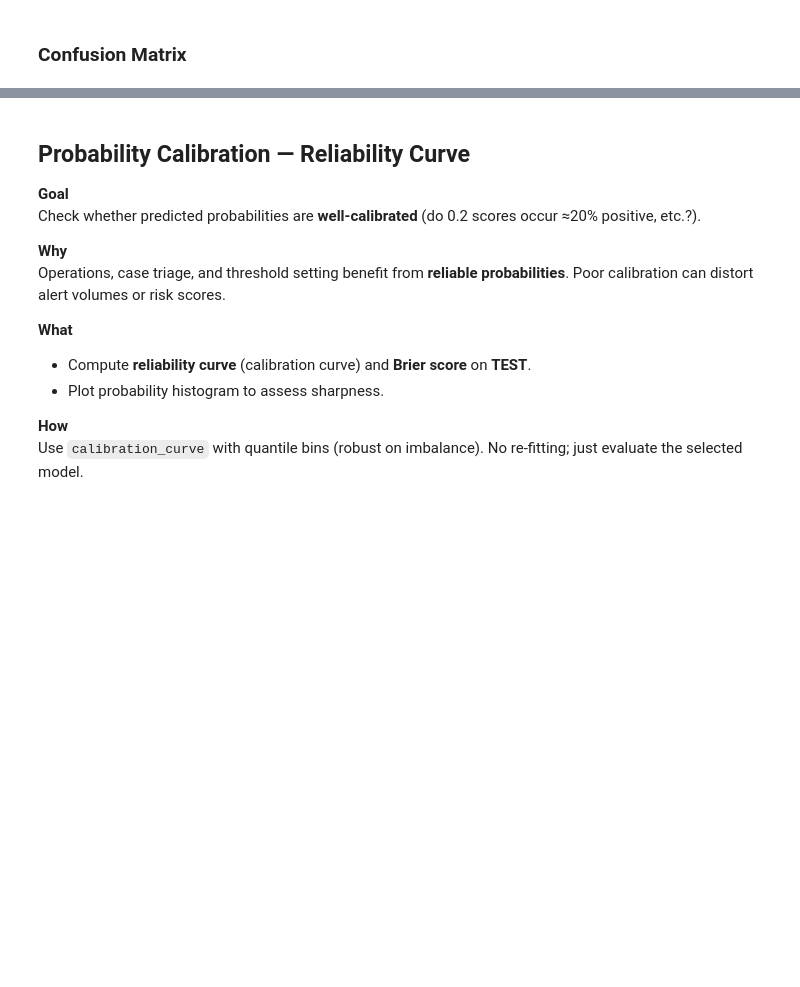
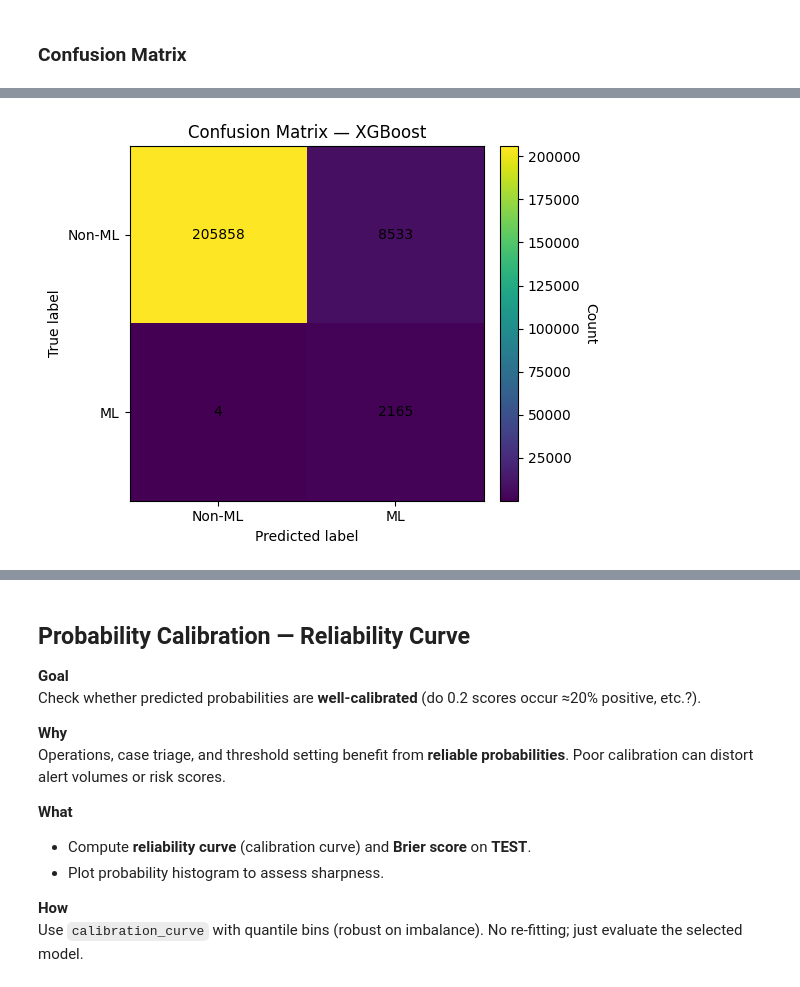
Before and after one commit to thomas-sutter/ai-aml-mvp2value, a Jupyter notebook: 2_modelling_baselines_and_validation.ipynb, the cells around one changed output, grey strips where cells are left out. Cells and saved outputs as stored; diff of their text form; code cells hidden in the pictures; blank space fills up the shorter version.

Commit message:
Confusion Matrix

```diff
--- a/2_modelling_baselines_and_validation.ipynb
+++ b/2_modelling_baselines_and_validation.ipynb
@@ -2434,0 +2404,93 @@ NameError: name 'thr_info' is not defined
+# %%
+# ==== CELL 12: Confusion Matrix @ tuned threshold (fixed) ====
+from pathlib import Path
+import numpy as np
+import matplotlib.pyplot as plt
+from sklearn.metrics import confusion_matrix, classification_report
+
+# ---- Resolve threshold safely ----
+def _resolve_threshold():
+    # preferred: global 'thr' from 9L / Cell 9
+    if "thr" in globals() and np.isfinite(float(thr)):
+        return float(thr), "global_thr"
+    # else: if tuning info exists from Cell 6
+    if "thr_info" in globals() and isinstance(thr_info, dict) and best_name in thr_info:
+        return float(thr_info[best_name]["threshold"]), "thr_info"
+    # else: try retuning on VAL (only if helper & val split exist)
+    if "best_threshold_by_precision" in globals() and "X_val" in globals() and "y_val" in globals():
+        val_proba = best_model.predict_proba(X_val)[:, 1]
+        t, info = best_threshold_by_precision(y_val, val_proba, precision_floor=0.20, max_fpr=None)
+        print(f"(Retuned on VAL) thr={t:.4f} | recall={info['recall']:.3f} | precision={info['precision']:.3f}")
+        return float(t), "retuned_val"
+    # fallback
+    return 0.5, "fallback_0.5"
+
+best_thr, thr_src = _resolve_threshold()
+
+# ---- Predict on TEST ----
+proba_best = best_model.predict_proba(X_test)[:, 1]
+yhat_best  = (proba_best >= best_thr).astype(int)
+
+cm = confusion_matrix(y_test, yhat_best)
+tn, fp, fn, tp = cm.ravel()
+
+print(f"Best model: {best_name} | thr={best_thr:.4f} (source: {thr_src})")
+print("Confusion Matrix [TN FP; FN TP]:")
+print(cm)
+print("\nClassification report (TEST):")
+print(classification_report(y_test, yhat_best, digits=3))
+
+# ---- Plot utilities (no seaborn) ----
+def plot_confusion_matrix(cm, labels=("0","1"), normalize=False, title="Confusion Matrix", path=None):
+    """
+    Draw a confusion matrix heatmap.
+    - If normalize=True, show row-normalized rates with 2 decimals.
+    - Else, show integer counts.
+    """
+    if normalize:
+        mat = cm.astype(float)
+        row_sums = mat.sum(axis=1, keepdims=True) + 1e-12
+        mat = mat / row_sums
+    else:
+        mat = cm.astype(int)
+
+    fig, ax = plt.subplots(figsize=(5.5, 4.5))
+    im = ax.imshow(mat, interpolation="nearest")
+    ax.set_title(title)
+    ax.set_xlabel("Predicted label")
+    ax.set_ylabel("True label")
+    ax.set_xticks(np.arange(len(labels))); ax.set_yticks(np.arange(len(labels)))
+    ax.set_xticklabels(labels); ax.set_yticklabels(labels)
+
+    # annotate cells
+    for i in range(mat.shape[0]):
+        for j in range(mat.shape[1]):
+            if normalize:
+                txt = f"{mat[i, j]:.2f}"
+            else:
+                txt = f"{int(mat[i, j])}"
+            ax.text(j, i, txt, ha="center", va="center")
+
+    # optional colorbar
+    cb = fig.colorbar(im, ax=ax, fraction=0.046, pad=0.04)
+    cb.ax.set_ylabel("Rate" if normalize else "Count", rotation=270, labelpad=12)
+
+    fig.tight_layout()
+    if path:
+        plt.savefig(path, dpi=150, bbox_inches="tight")
+    plt.show()
+
+# ---- Render & save both variants ----
+labels = ["Non-ML", "ML"]
+plot_confusion_matrix(
+    cm, labels=labels, normalize=False,
+    title=f"Confusion Matrix — {best_name}",
+    path=FIG_DIR / f"fig_cm_{best_name}.png"
+)
+
+plot_confusion_matrix(
+    cm, labels=labels, normalize=True,
+    title=f"Confusion Matrix (Normalized) — {best_name}",
+    path=FIG_DIR / f"fig_cm_norm_{best_name}.png"
+)
+# %% [output]
@@ -2434,0 +2511 @@ NameError: name 'thr_info' is not defined
+[figure, added]
```
Also changed, not shown: parts of 3 cells of this notebook.
